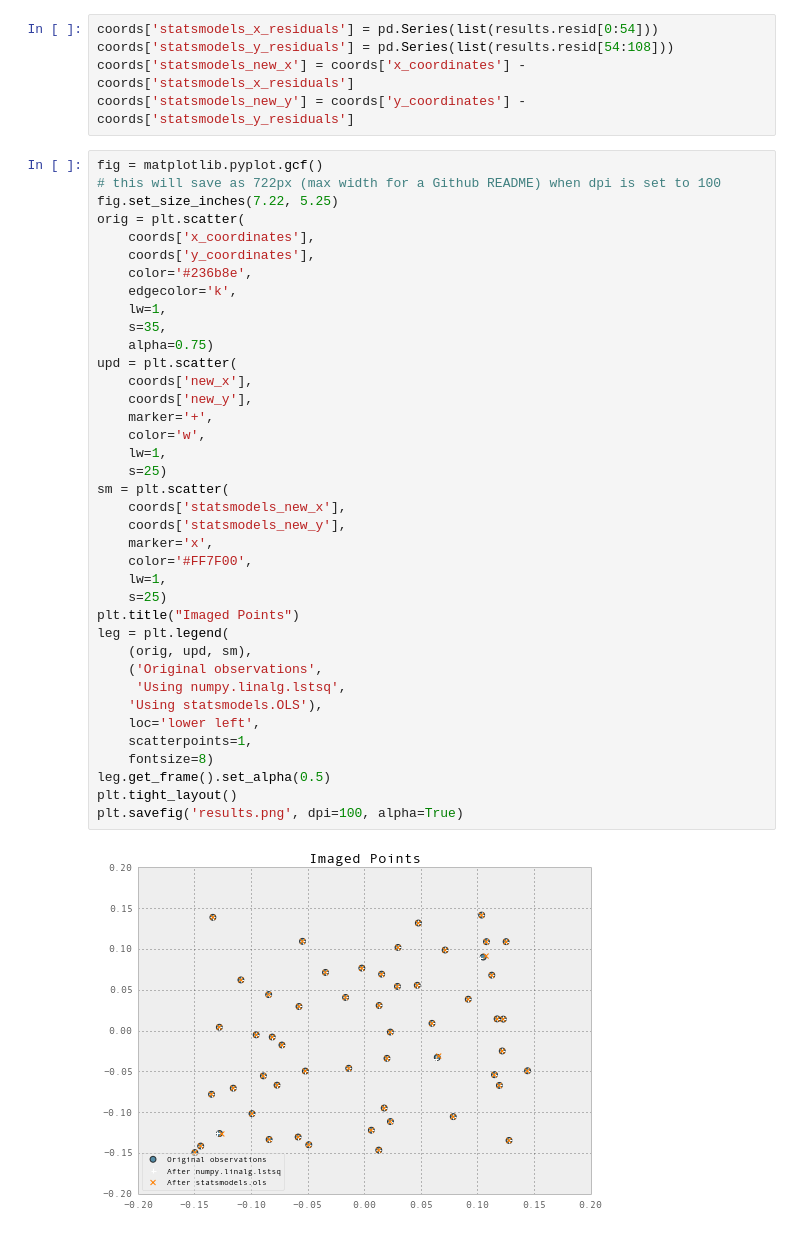
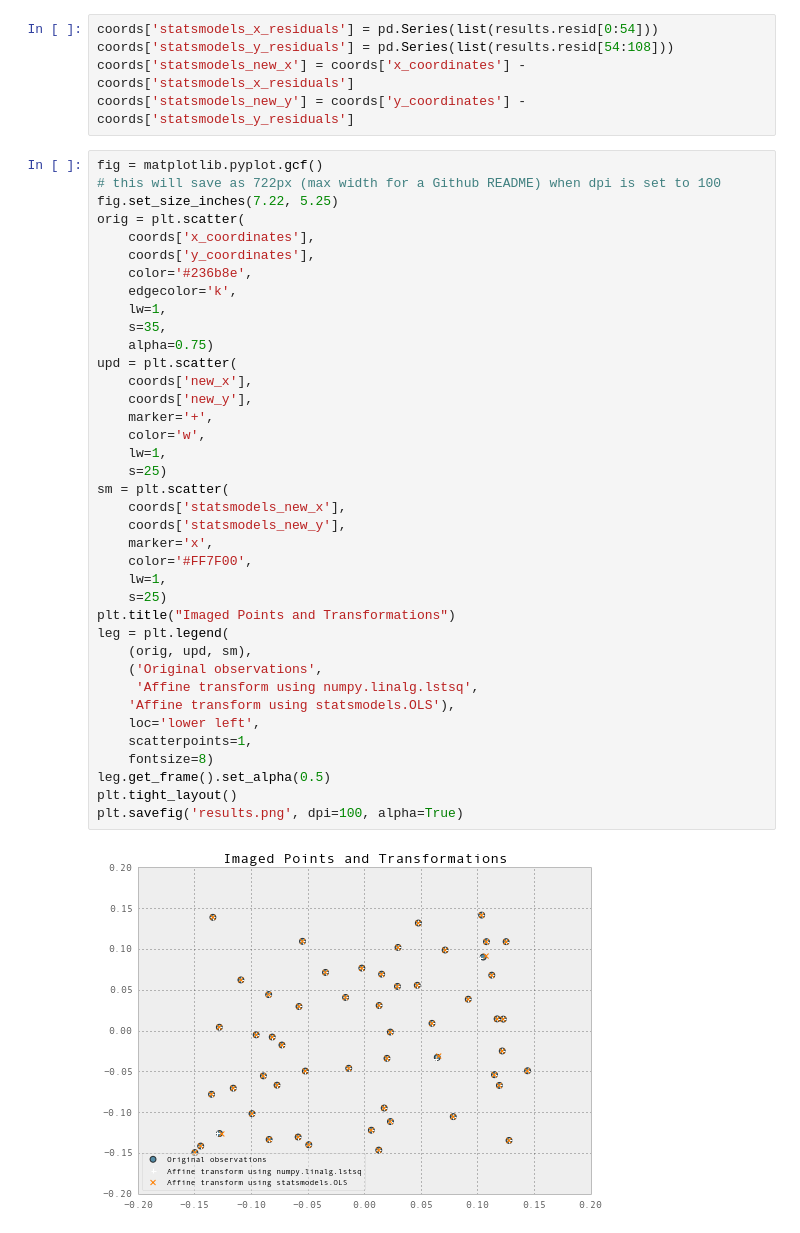
Before and after one commit to urschrei/linalg, a Jupyter notebook: statsmodels.ipynb, the cells around one changed output. Drawn from its saved outputs; the diff is of its cells as text.

Commit message:
Clarifying legend

```diff
--- a/statsmodels.ipynb
+++ b/statsmodels.ipynb
@@ -44,34 +44,34 @@ orig = plt.scatter(
     coords['y_coordinates'],
     color='#236b8e',
     edgecolor='k',
     lw=1,
     s=35,
     alpha=0.75)
 upd = plt.scatter(
     coords['new_x'],
     coords['new_y'],
     marker='+',
     color='w',
     lw=1,
     s=25)
 sm = plt.scatter(
     coords['statsmodels_new_x'],
     coords['statsmodels_new_y'],
     marker='x',
     color='#FF7F00',
     lw=1,
     s=25)
-plt.title("Imaged Points")
+plt.title("Imaged Points and Transformations")
 leg = plt.legend(
     (orig, upd, sm),
     ('Original observations',
-     'Using numpy.linalg.lstsq',
-    'Using statsmodels.OLS'),
+     'Affine transform using numpy.linalg.lstsq',
+    'Affine transform using statsmodels.OLS'),
     loc='lower left',
     scatterpoints=1,
     fontsize=8)
 leg.get_frame().set_alpha(0.5)
 plt.tight_layout()
 plt.savefig('results.png', dpi=100, alpha=True)
 # %% [output]
-[figure, old version]
+[figure, new version]
```
Also changed, not shown: parts of 1 cell of this notebook, 1 other file.
